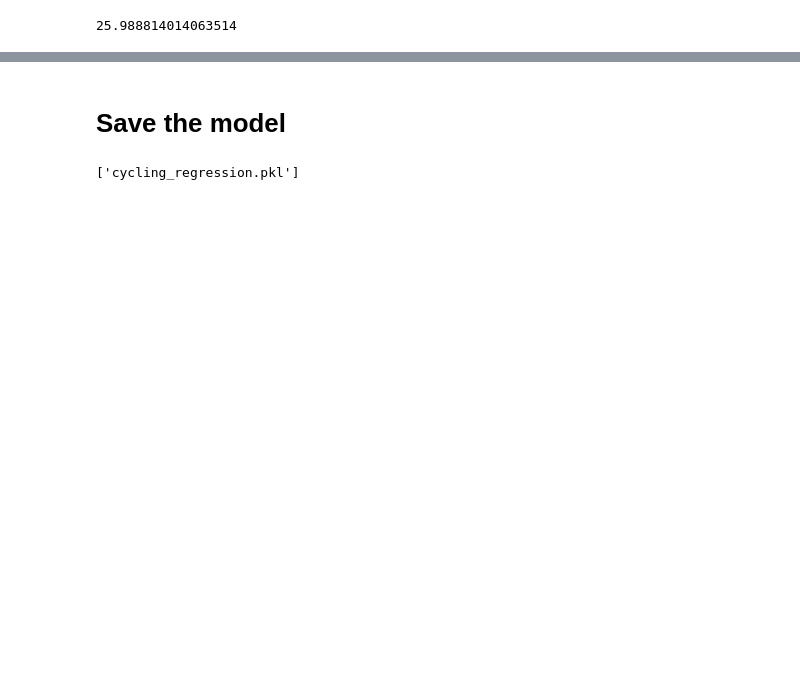
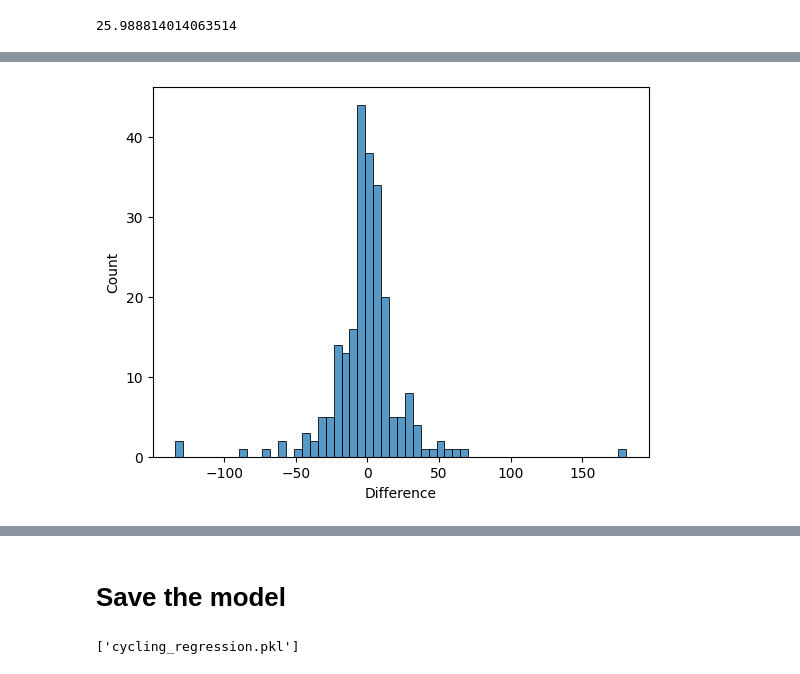
Before and after one commit to jairus-m/ML_Projects, a Jupyter notebook: cycling-energy-regression.ipynb, the cells around one changed output, grey strips where cells are left out. Drawn from its saved outputs; the diff is of its cells as text; code cells hidden in the pictures; blank space fills up the shorter version.

```diff
--- a/cycling-energy-regression.ipynb
+++ b/cycling-energy-regression.ipynb
@@ -615 +612,6 @@ pd.DataFrame(
+# %%
+# distribution of Model Residuals (Actual-Predicted) --> Since roughly normal, I am fairly confident in the performance of my model
+sns.histplot(x='Difference', data=raw_results);
+# %% [output]
+[figure, added]
 # %% [markdown]
```
Also changed, not shown: parts of 5 cells of this notebook.
